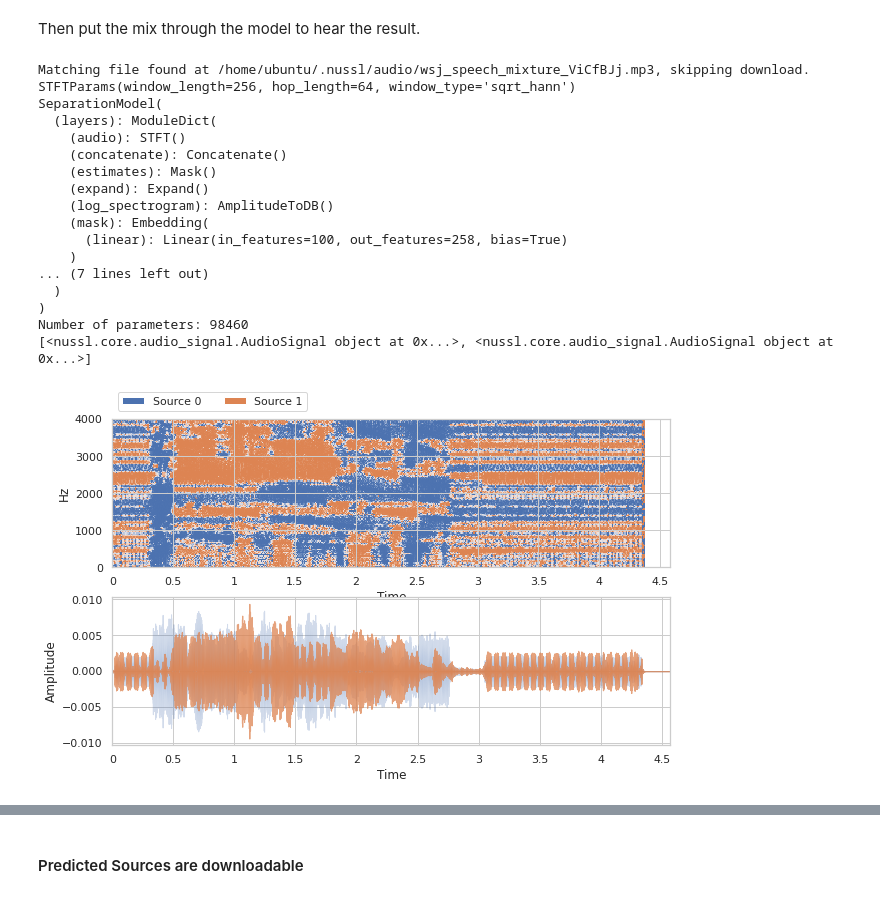
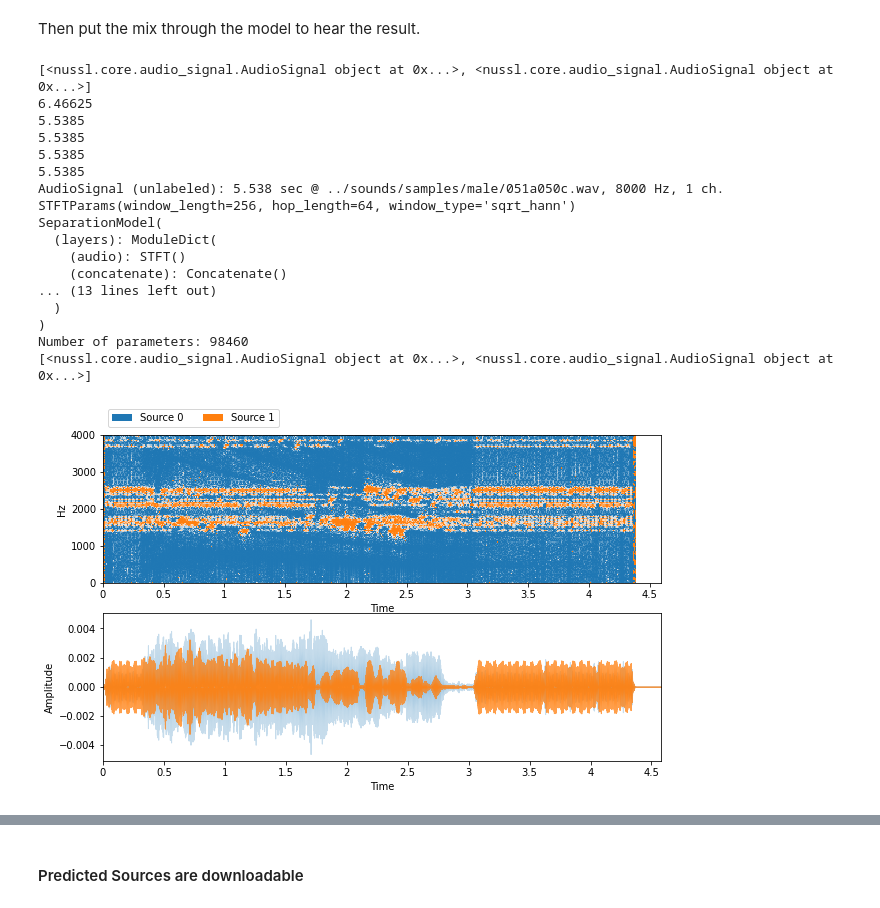
Before and after one commit to pseeth/otoworld, a Jupyter notebook: notebooks/evaluation.ipynb, the cells around one changed output, grey strips where cells are left out. Drawn from its saved outputs; the diff is of its cells as text; code cells hidden in the pictures.

```diff
--- a/notebooks/evaluation.ipynb
+++ b/notebooks/evaluation.ipynb
@@ -27,7 +35,7 @@ Then select the right model (usually the latest episode) from the correct experi
 #model_path = '../models/test-exp-5-50eps_test_simp_env_validation-2/sp_ep15.pt'
 
 # final run: ep 10 is not bad
-model_path = '../models/exp5-200eps-final-run/sp_ep10.pt'
+model_path = '../models/test-exp-3-50eps/sp_ep20.pt'
 # %% [markdown]
 Then put the mix through the model to hear the result.
 # %%
@@ -44,14 +52,19 @@ def visualize_and_embed(sources):
     plt.show()
     nussl.play_utils.multitrack(sources)
 
-audio_path = nussl.efz_utils.download_audio_file(
-    'wsj_speech_mixture_ViCfBJj.mp3')
+# audio_path = nussl.efz_utils.download_audio_file(
+#     'wsj_speech_mixture_ViCfBJj.mp3')
 
 # for testing on new data
 audio_files = [
-    '../sounds/dry_recordings/dev/050/050a0501.wav',
-    '../sounds/dry_recordings/dev/051/051a0502.wav'
+    '../sounds/samples/male/051a050c.wav',
+    '../sounds/samples/female//050a050a.wav'
 ]
+
+# can't do these files because they have different # of channels
+# need to do to_mono?
+# signals[0]._audio_data.shape == (1, x)
+# signals[1]._audio_data.shape == (2, x)
 # audio_files = [
 #      '../sounds/phone/cellphone_ringing.wav',
 #      '../sounds/siren/siren.wav'
@@ -77,47 +90,47 @@ print(audio_signal.stft_params)
 separator.model = model
 print(separator.model)
 separator.metadata = {
-    'sample_rate': model_dict['sample_rate'],
+    'sample_rate': model_dict['metadata']['sample_rate'],
     'stft_params': audio_signal.stft_params,
     'num_channels': 1
 }
 separator.transform = nussl.datasets.transforms.Compose([
     nussl.datasets.transforms.GetAudio(),
     nussl.datasets.transforms.ToSeparationModel(),
 ])
 separator.device = 'cpu'
 
 otoworld_estimates = separator()
 print(otoworld_estimates)
 ibm = nussl.separation.benchmark.IdealBinaryMask(
     room_sound, otoworld_estimates,
 )
 otoworld_estimates = ibm()
 
 otoworld_estimates = {
     f'Source {i}': e for i, e in enumerate(otoworld_estimates)
 }
 
 visualize_and_embed(otoworld_estimates)
 # %% [output]
-Matching file found at /home/ubuntu/.nussl/audio/wsj_speech_mixture_ViCfBJj.mp3, skipping download.
+[<nussl.core.audio_signal.AudioSignal object at 0x...>, <nussl.core.audio_signal.AudioSignal object at 0x...>]
+6.46625
+5.5385
+5.5385
+5.5385
+5.5385
+AudioSignal (unlabeled): 5.538 sec @ ../sounds/samples/male/051a050c.wav, 8000 Hz, 1 ch.
 STFTParams(window_length=256, hop_length=64, window_type='sqrt_hann')
 SeparationModel(
   (layers): ModuleDict(
     (audio): STFT()
     (concatenate): Concatenate()
-    (estimates): Mask()
-    (expand): Expand()
-    (log_spectrogram): AmplitudeToDB()
-    (mask): Embedding(
-      (linear): Linear(in_features=100, out_features=258, bias=True)
-    )
-... (7 lines left out)
+... (13 lines left out)
   )
 )
 Number of parameters: 98460
 [<nussl.core.audio_signal.AudioSignal object at 0x...>, <nussl.core.audio_signal.AudioSignal object at 0x...>]
-[figure, old version]
+[figure, new version]
 [interactive output not drawn]
 # %% [markdown]
 #### Predicted Sources are downloadable
```
Also changed, not shown: parts of 20 cells of this notebook, 2 other files.
